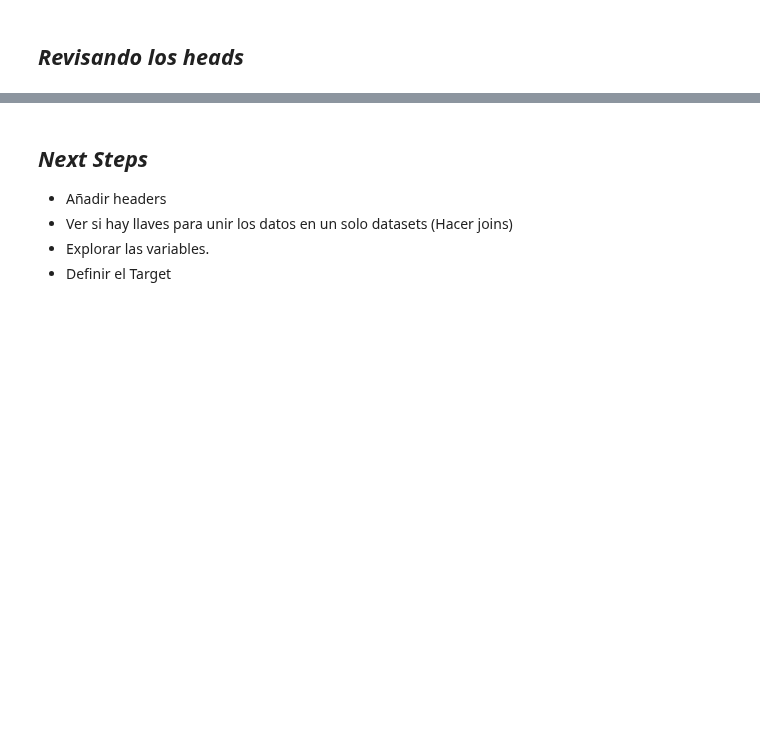
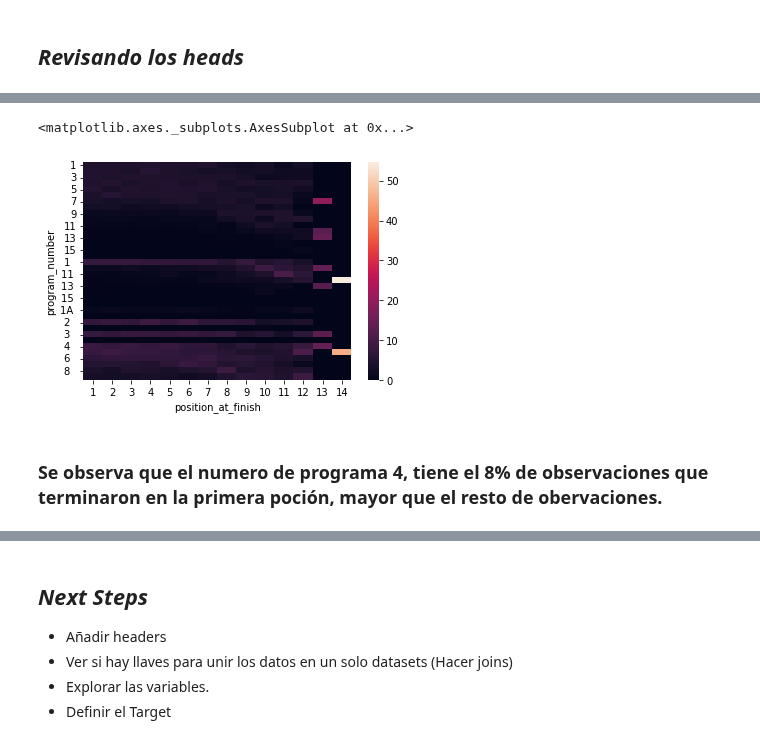
Before and after one commit to jsebastianquiroga/Big_Data-_Derby_2022_SI, a Jupyter notebook: Notebooks/Sistemas_Inteligentes.ipynb, the cells around one changed output, grey strips where cells are left out. Drawn from its saved outputs; the diff is of its cells as text; code cells hidden in the pictures; blank space fills up the shorter version.

```diff
--- a/Notebooks/Sistemas_Inteligentes.ipynb
+++ b/Notebooks/Sistemas_Inteligentes.ipynb
@@ -140,0 +282,5 @@ nyra_2019['nyra_2019']
+# %%
+xpp = pd.crosstab(index=nyra_2019['program_number'],
+            columns=nyra_2019['position_at_finish']).apply(lambda r: r/r.sum() * 100,
+                                                                axis=0)
+xpp
@@ -140,0 +306,7 @@ nyra_2019['nyra_2019']
+# %%
+sns.heatmap(xpp)
+# %% [output]
+<matplotlib.axes._subplots.AxesSubplot at 0x...>
+[figure, added]
+# %% [markdown]
+### Se observa que el numero de programa 4, tiene el 8% de observaciones que terminaron en la primera poción, mayor que el resto de obervaciones.
```
Also changed, not shown: parts of 24 cells of this notebook.
